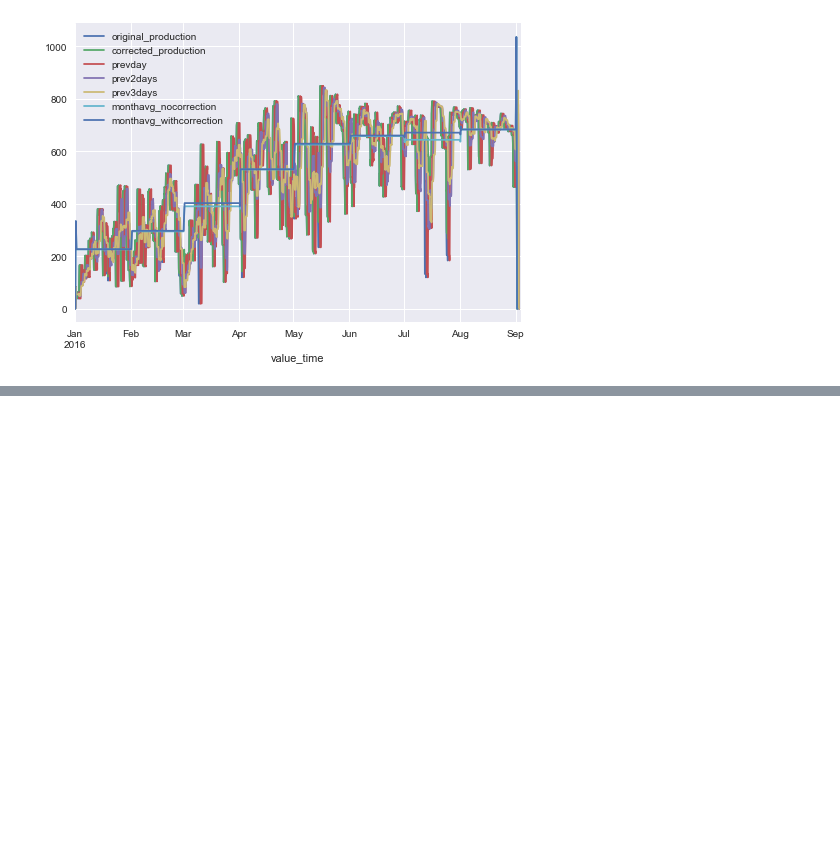
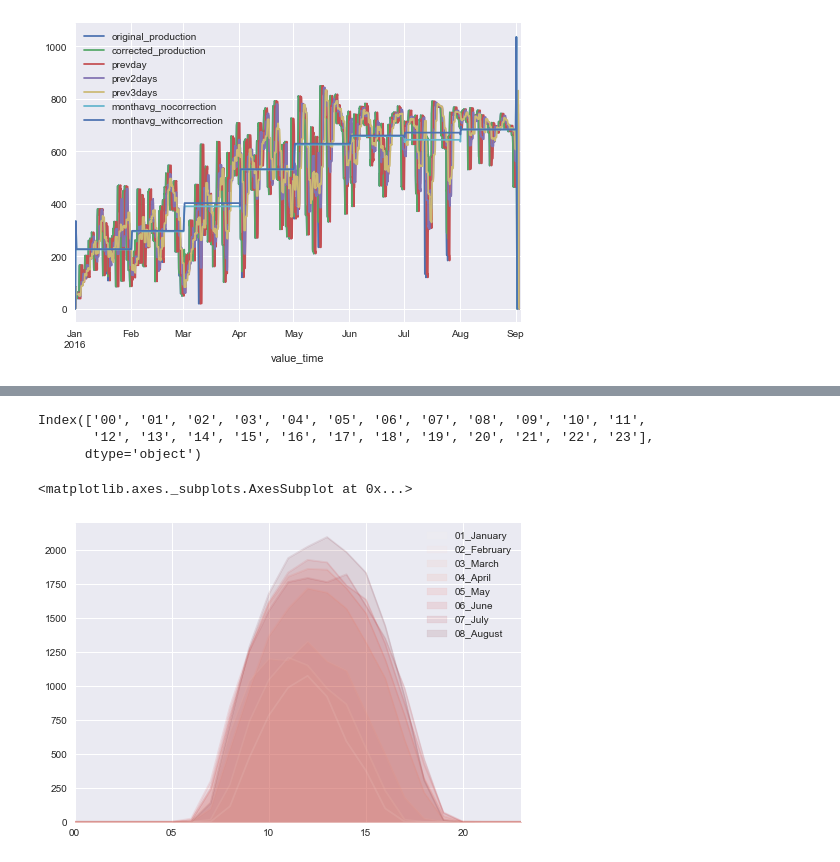
Before and after one commit to dragosbo/rapid, a Jupyter notebook: solar.ipynb, the cells around one changed output, grey strips where cells are left out. Saved outputs shown, nothing was run; the diff lists cells and outputs as text; code cells hidden in the pictures; blank space fills up the shorter version.

```diff
--- a/solar.ipynb
+++ b/solar.ipynb
@@ -126,0 +183,3 @@ res.rolling('24h').mean().plot();
+# %%
+pivoted2 = df.pivot_table('production', index= df.index.strftime('%H'), columns=df.index.strftime('%m_%B'))
+pivoted2.head()
@@ -126,0 +193,11 @@ res.rolling('24h').mean().plot();
+# %%
+pivoted2.index
+# %% [output]
+Index(['00', '01', '02', '03', '04', '05', '06', '07', '08', '09', '10', '11',
+       '12', '13', '14', '15', '16', '17', '18', '19', '20', '21', '22', '23'],
+      dtype='object')
+# %%
+pivoted2.plot.area(stacked=False, alpha=0.1, colormap='Reds')
+# %% [output]
+<matplotlib.axes._subplots.AxesSubplot at 0x...>
+[figure, added]
```
Also changed, not shown: parts of 13 cells of this notebook.
